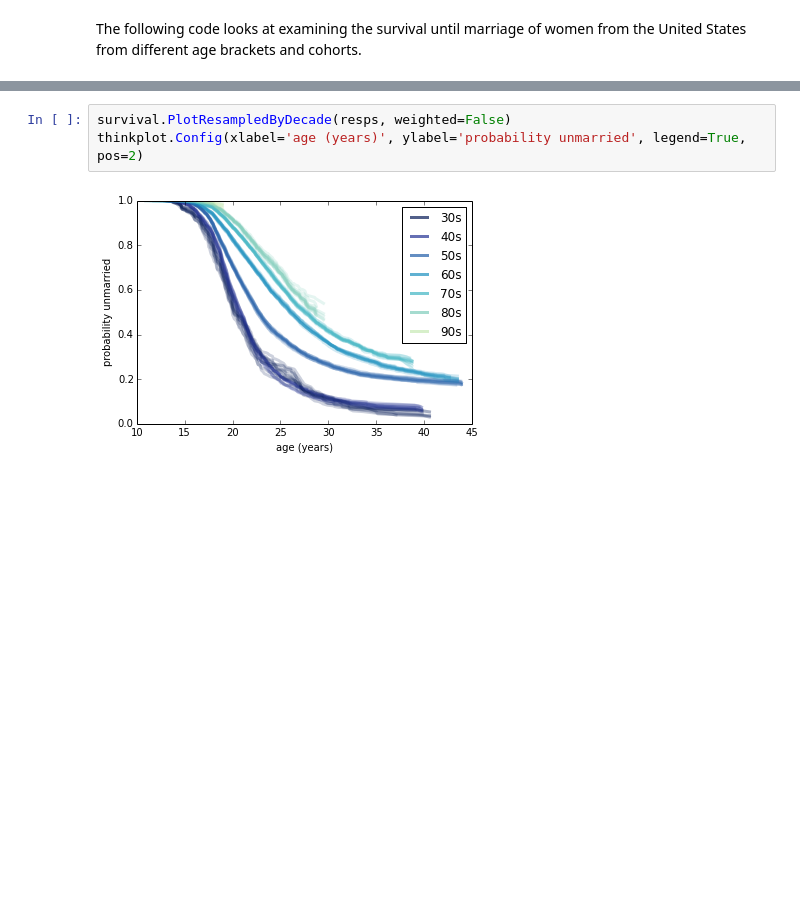
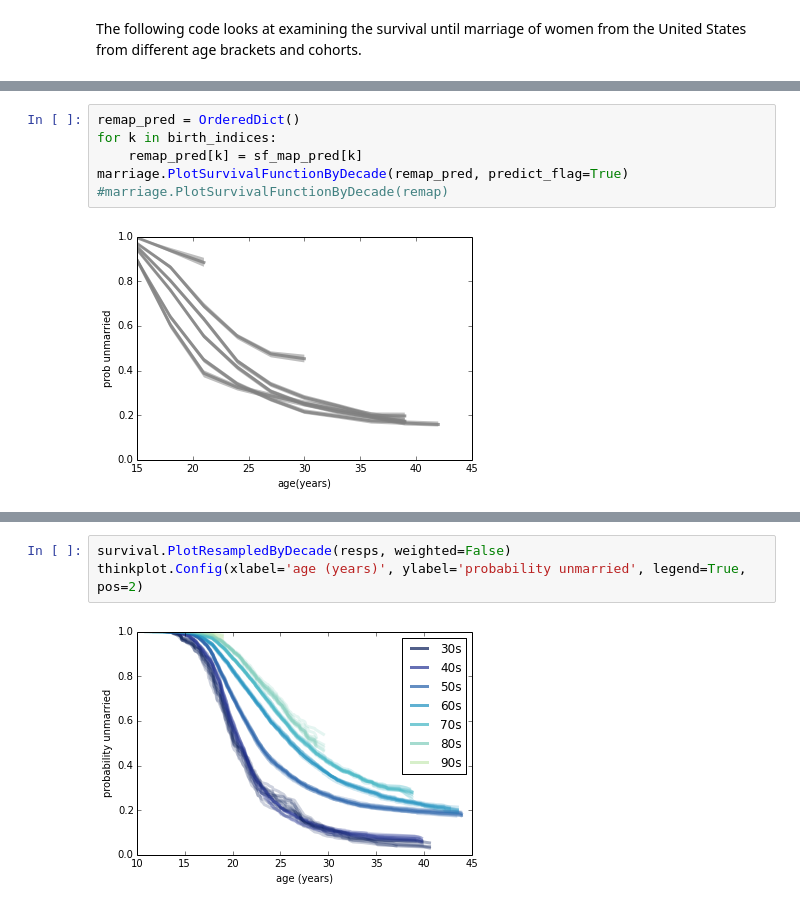
Before and after one commit to AllenDowney/MarriageNSFG, a Jupyter notebook: marriage.ipynb, the cells around one changed output, grey strips where cells are left out. Saved outputs shown, nothing was run; the diff lists cells and outputs as text; blank space fills up the shorter version.

```diff
--- a/marriage.ipynb
+++ b/marriage.ipynb
@@ -62,0 +126,8 @@ for group, sf_list in sf_map.items():
+# %%
+remap_pred = OrderedDict()
+for k in birth_indices:
+    remap_pred[k] = sf_map_pred[k]
+marriage.PlotSurvivalFunctionByDecade(remap_pred, predict_flag=True)
+#marriage.PlotSurvivalFunctionByDecade(remap)
+# %% [output]
+[figure, added]
```
Also changed, not shown: parts of 14 cells of this notebook, 1 other file.
